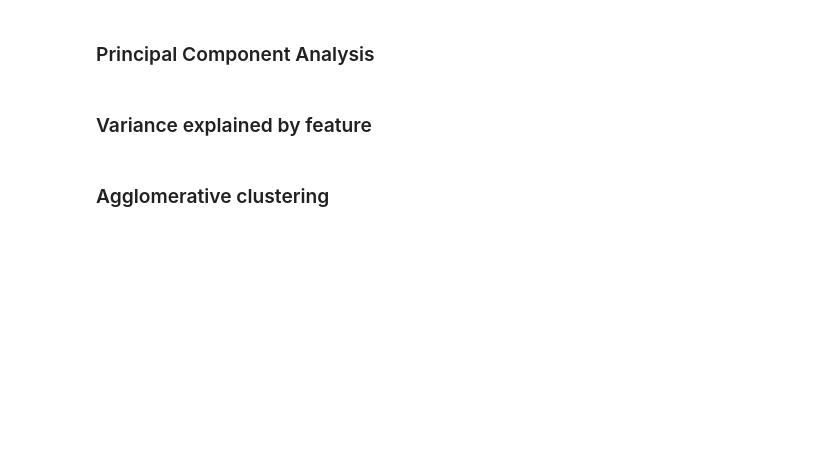
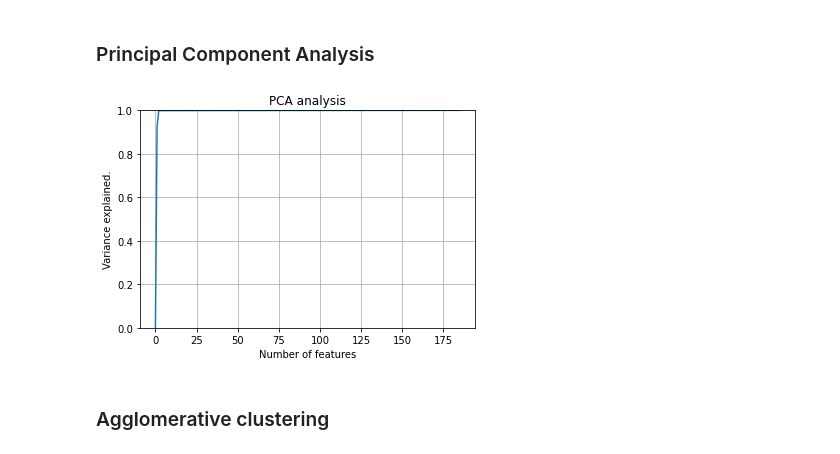
Before and after one commit to mkorob/AI_Authorship_Attribution, a Jupyter notebook: src/gpt-who.ipynb, the cells around one changed output. Drawn from its saved outputs; the diff is of its cells as text; code cells hidden in the pictures; blank space fills up the shorter version.

```diff
--- a/src/gpt-who.ipynb
+++ b/src/gpt-who.ipynb
@@ -404,25 +459,28 @@ plt.tight_layout()
 # %%
 from sklearn.decomposition import PCA
 from sklearn.preprocessing import StandardScaler
 import matplotlib.pyplot as plt
 
 
-feature_names = X_train.columns.values.tolist()
+feature_names = colnames_reg.values.tolist()
 
-pca = PCA(n_components=min(len(feature_names), len(X_train.index)))
-pca.fit_transform(X)
+pca = PCA(n_components=min(len(feature_names), len(X_train_df.index)))
+pca.fit_transform(X_train_df.T)
 
 fig, ax = plt.subplots()
+ax.set_ylim([0, 1])
 var_explained = pca.explained_variance_ratio_.cumsum()
-components = [i+1 for i in range(len(var_explained))]
+var_explained = np.insert(var_explained, 0, 0)
+
+components = list(range(len(var_explained)))
 ax.plot(components, var_explained)
 
 
 ax.set(xlabel='Number of features', ylabel='Variance explained.',
        title='PCA analysis')
 ax.grid()
 
 fig.savefig("pca_analysis.png")
 plt.show()
+# %% [output]
+[figure, added]
-# %% [markdown]
-### Variance explained by feature
```
Also changed, not shown: parts of 18 cells of this notebook.
